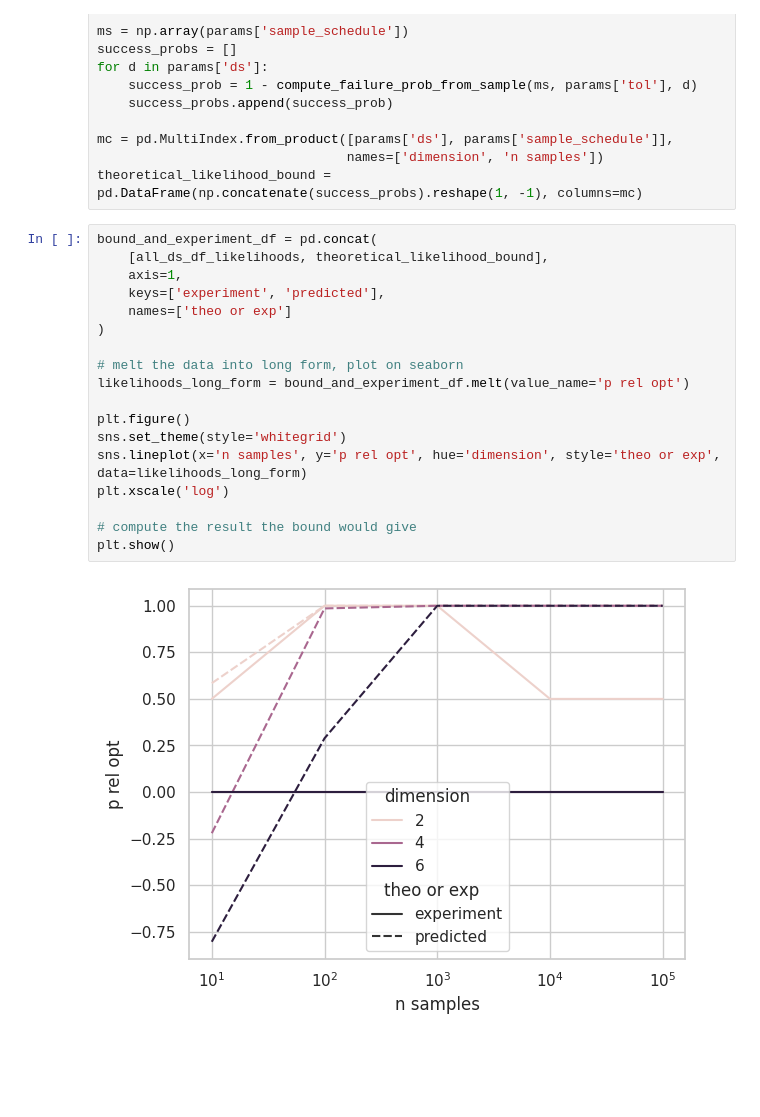
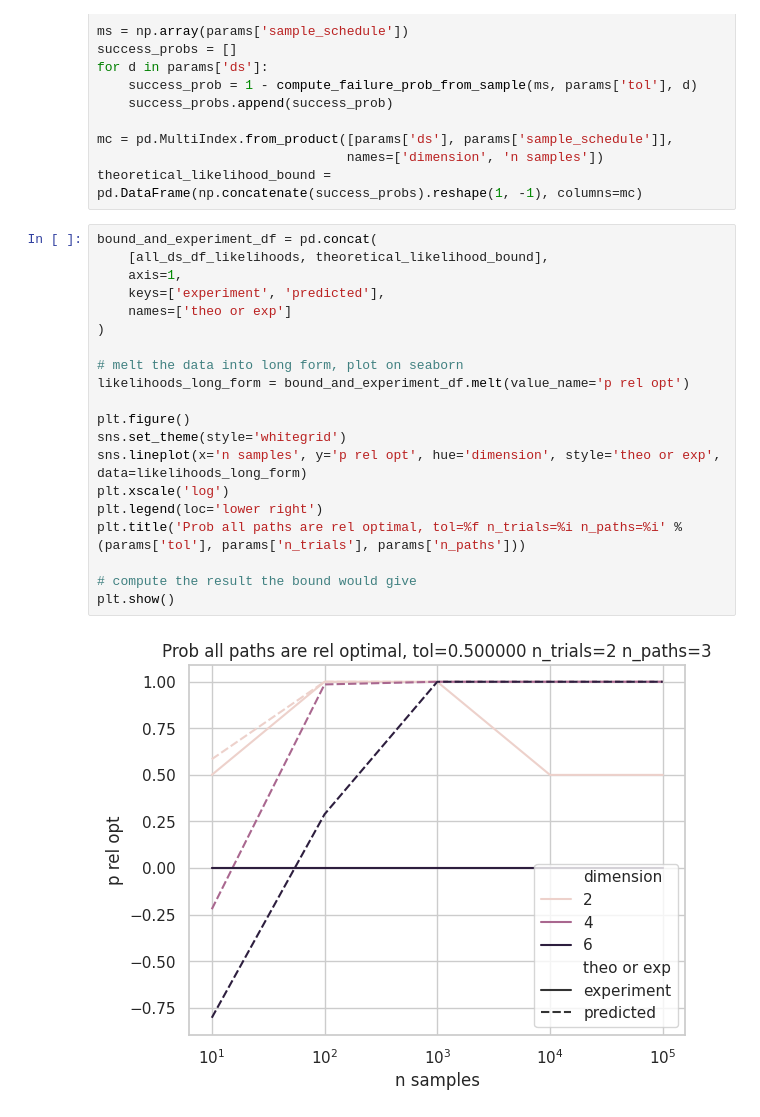
Before and after one commit to robustrobotics/nonasymptotic-mp, a Jupyter notebook: notebooks/plot_results.ipynb, the cells around one changed output. Drawn from its saved outputs; the diff is of its cells as text; blank space fills up the shorter version.

```diff
--- a/notebooks/plot_results.ipynb
+++ b/notebooks/plot_results.ipynb
@@ -77,20 +77,22 @@ theoretical_likelihood_bound = pd.DataFrame(np.concatenate(success_probs).reshap
 # %%
 bound_and_experiment_df = pd.concat(
     [all_ds_df_likelihoods, theoretical_likelihood_bound],
     axis=1,
     keys=['experiment', 'predicted'],
     names=['theo or exp']
 )
 
 # melt the data into long form, plot on seaborn
 likelihoods_long_form = bound_and_experiment_df.melt(value_name='p rel opt')
 
 plt.figure()
 sns.set_theme(style='whitegrid')
 sns.lineplot(x='n samples', y='p rel opt', hue='dimension', style='theo or exp', data=likelihoods_long_form)
 plt.xscale('log')
+plt.legend(loc='lower right')
+plt.title('Prob all paths are rel optimal, tol=%f n_trials=%i n_paths=%i' % (params['tol'], params['n_trials'], params['n_paths']))
 
 # compute the result the bound would give
 plt.show()
 # %% [output]
-[figure, old version]
+[figure, new version]
```
Also changed, not shown: 2 other files.
